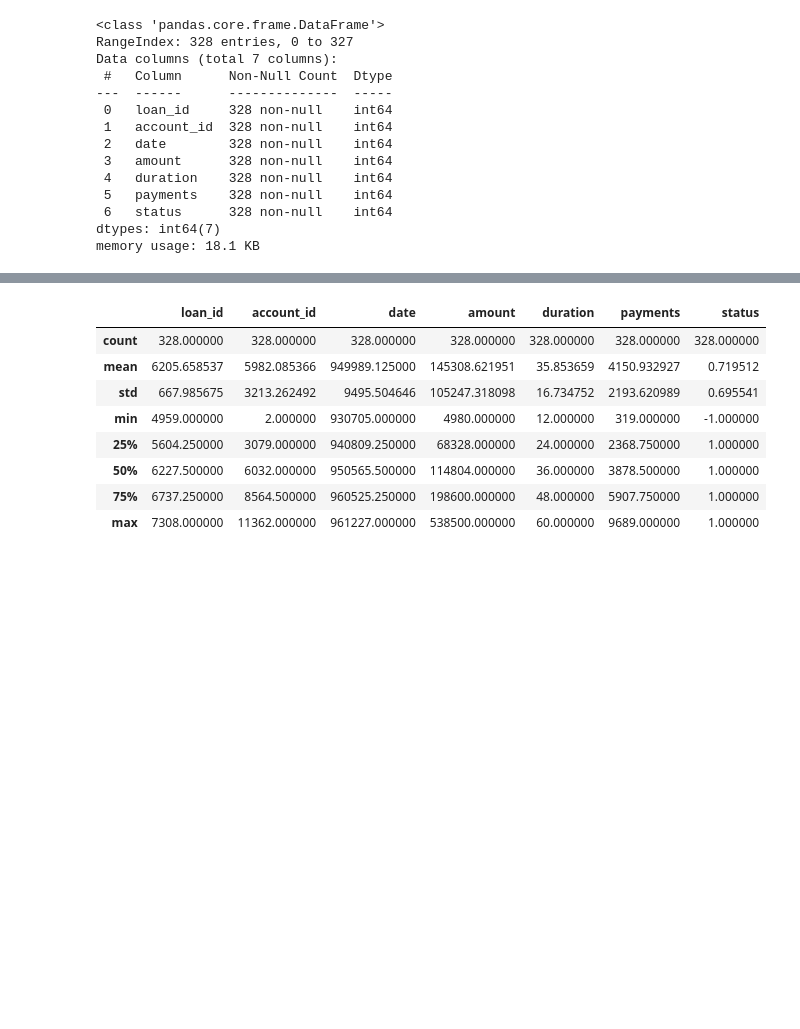
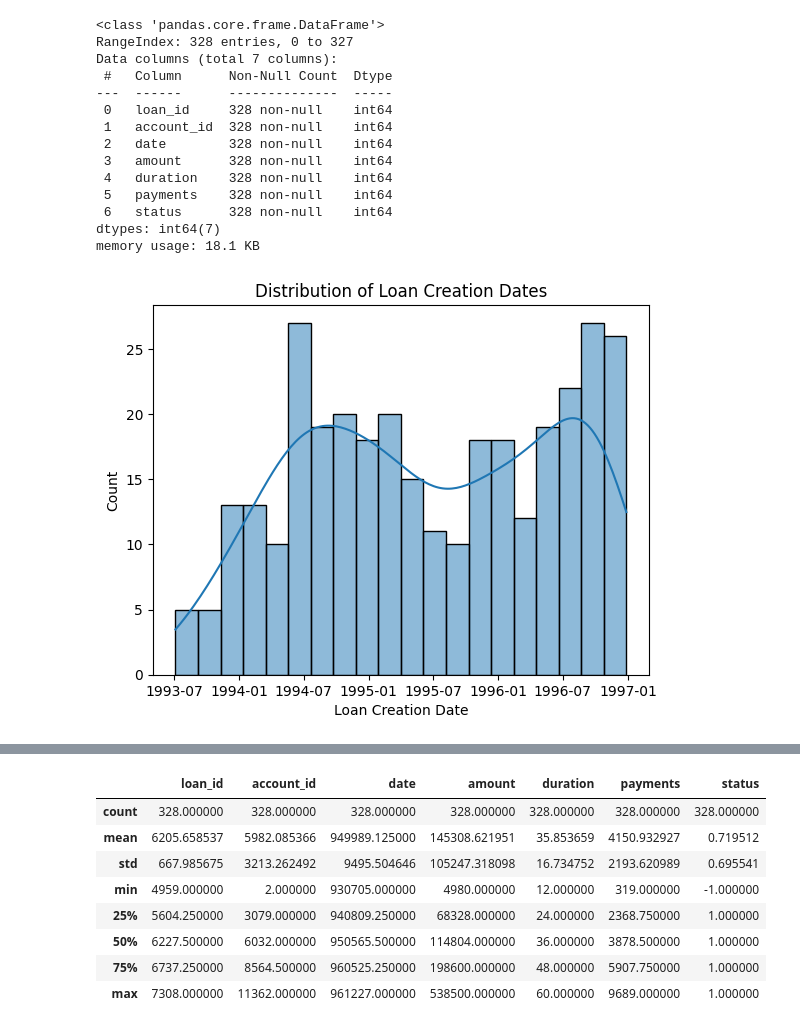
Before and after one commit to DanielaTomas/FCUP-DM1, a Jupyter notebook: DM1.ipynb, the cells around one changed output, grey strips where cells are left out. Saved outputs shown, nothing was run; the diff lists cells and outputs as text; code cells hidden in the pictures; blank space fills up the shorter version.

```diff
--- a/DM1.ipynb
+++ b/DM1.ipynb
@@ -378,3 +436,11 @@ Data columns (total 7 columns):
  6   status      328 non-null    int64
 dtypes: int64(7)
 memory usage: 18.1 KB
+# %%
+loan_dev['date'] = pd.to_datetime(loan_dev['date'], format='%y%m%d')
+sns.histplot(loan_dev['date'], bins=20, kde=True)
+plt.xlabel('Loan Creation Date')
+plt.title('Distribution of Loan Creation Dates')
+plt.show()
+# %% [output]
+[figure, added]
```
Also changed, not shown: parts of 26 cells of this notebook.
